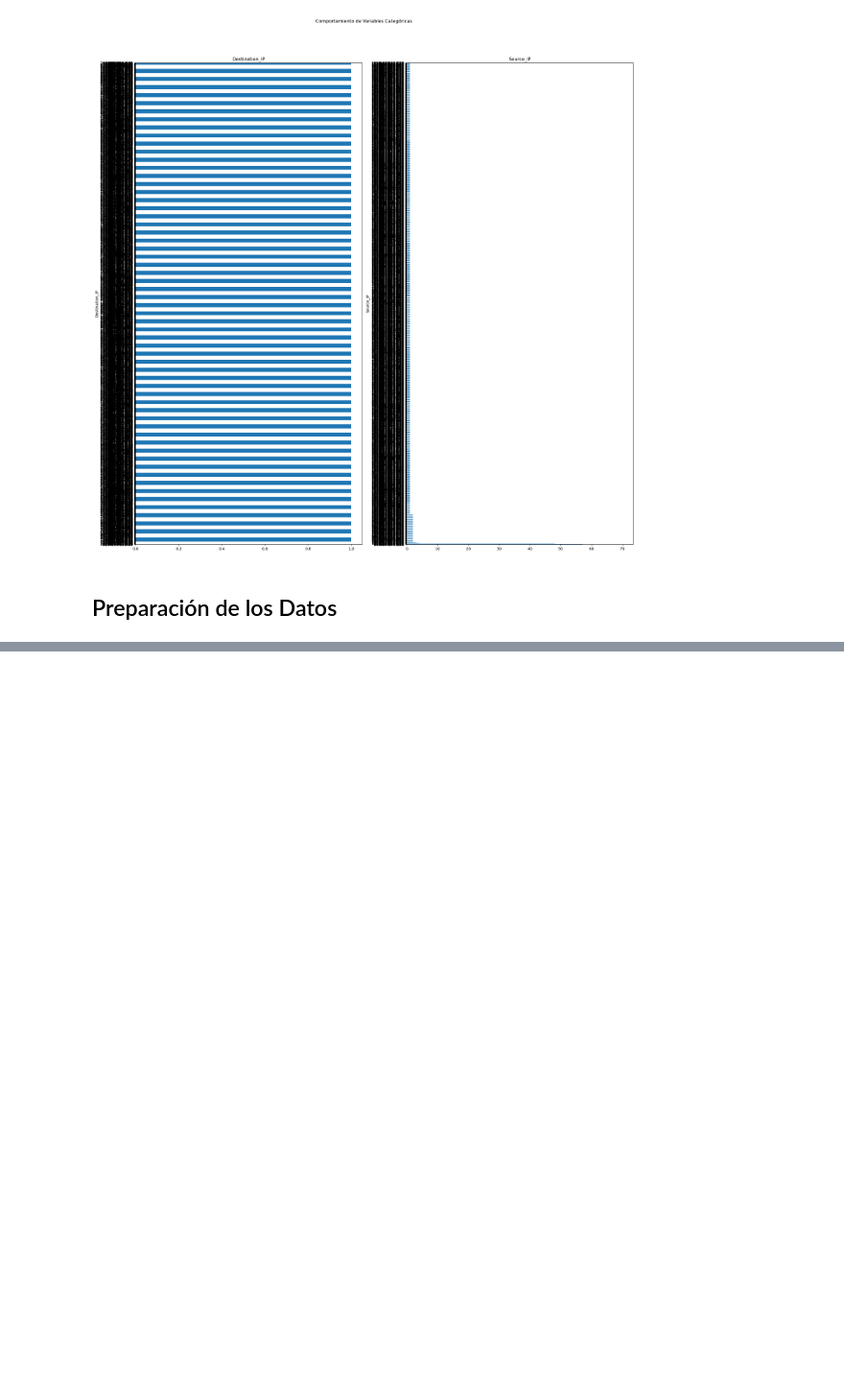
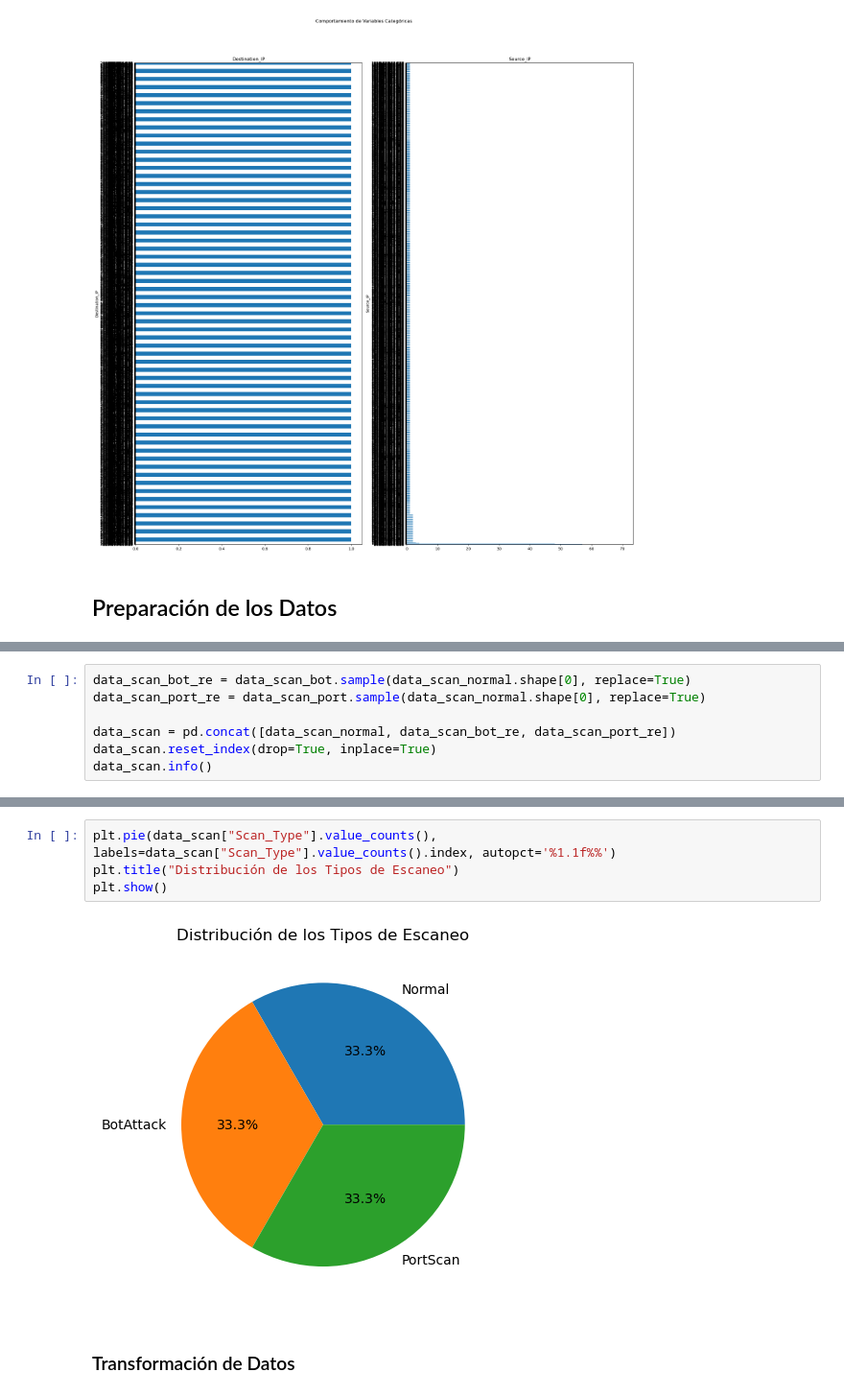
Before and after one commit to Tomaslopera/Scientific_Computing, a Jupyter notebook: Clasificacion/CasoEvaluativo_Clasificacion.ipynb, the cells around one changed output, grey strips where cells are left out. Shown at 96% size. Saved outputs shown, nothing was run; the diff lists cells and outputs as text; blank space fills up the shorter version.

```diff
--- a/Clasificacion/CasoEvaluativo_Clasificacion.ipynb
+++ b/Clasificacion/CasoEvaluativo_Clasificacion.ipynb
@@ -159,0 +263,7 @@ plt.show()
+# %%
+data_scan_bot_re = data_scan_bot.sample(data_scan_normal.shape[0], replace=True)
+data_scan_port_re = data_scan_port.sample(data_scan_normal.shape[0], replace=True)
+
+data_scan = pd.concat([data_scan_normal, data_scan_bot_re, data_scan_port_re])
+data_scan.reset_index(drop=True, inplace=True)
+data_scan.info()
@@ -159,0 +284,8 @@ plt.show()
+# %%
+plt.pie(data_scan["Scan_Type"].value_counts(), labels=data_scan["Scan_Type"].value_counts().index, autopct='%1.1f%%')
+plt.title("Distribución de los Tipos de Escaneo")
+plt.show()
+# %% [output]
+[figure, added]
+# %% [markdown]
+### Transformación de Datos
```
Also changed, not shown: parts of 47 cells of this notebook, 1 other file.
